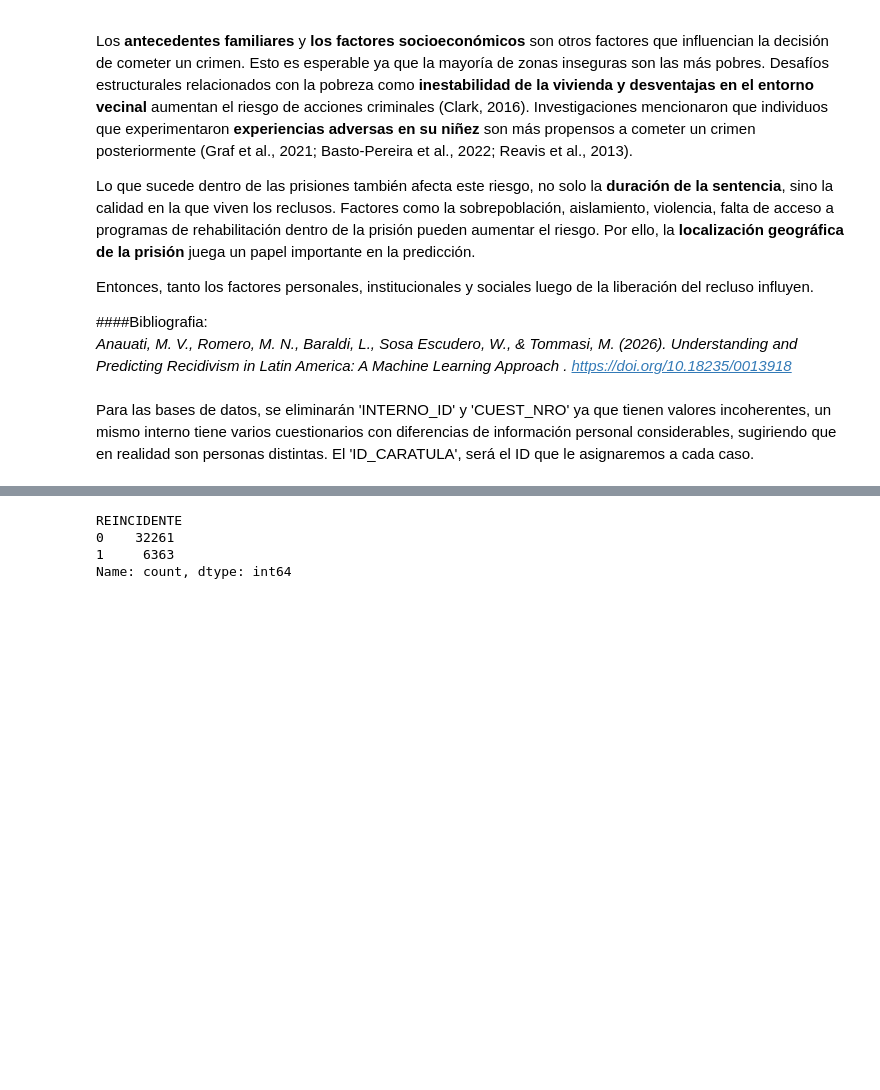
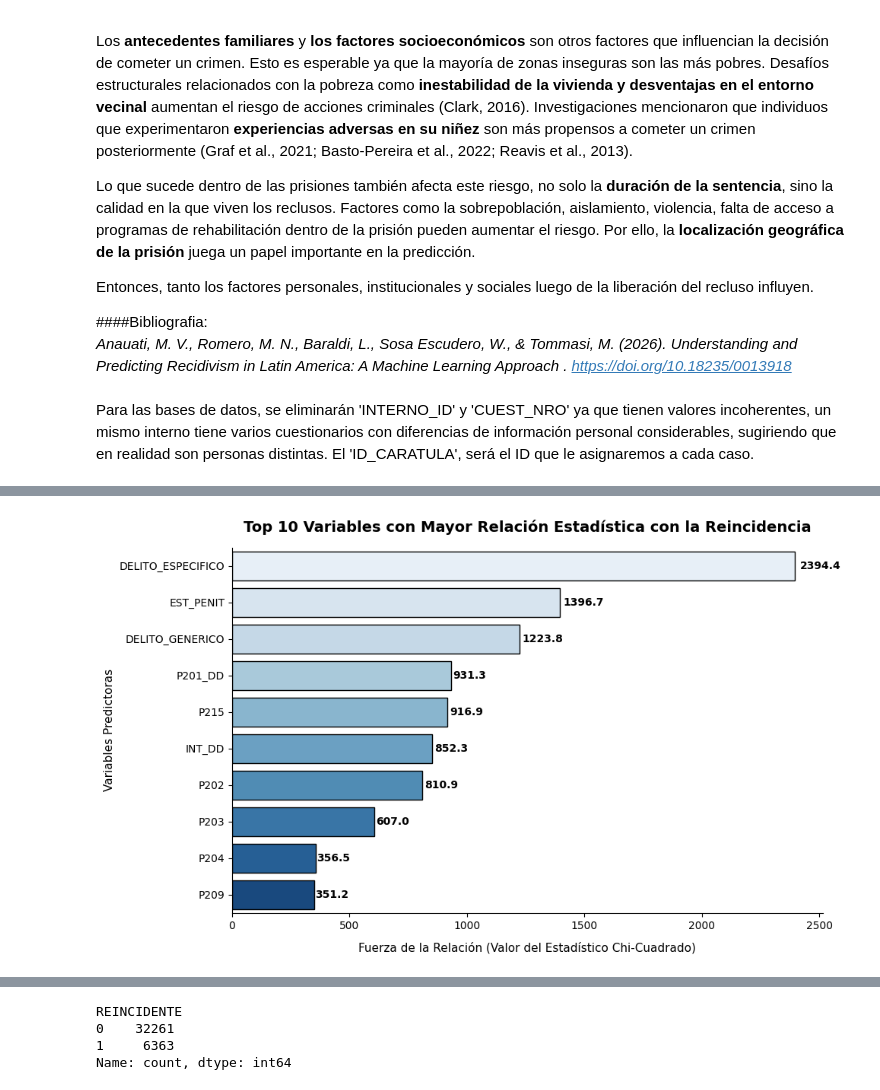
Before and after one commit to RenzoDacillo/Reincidencia-en-prisiones, a Jupyter notebook: notebooks/01_eda.ipynb, the cells around one changed output, grey strips where cells are left out. Cells and saved outputs as stored; diff of their text form; code cells hidden in the pictures; blank space fills up the shorter version.

```diff
--- a/notebooks/01_eda.ipynb
+++ b/notebooks/01_eda.ipynb
@@ -262,11 +263,13 @@ print("# Procesado : ", (df_mod860["SITUACION_JURIDICA"] == "Procesado").sum())
 Procesado=(dataframes[0][dataframes[0]['SITUACION_JURIDICA'].isin(['Procesado'])]['ID_CARATULA'])
 NoReincidente=(dataframes[2][dataframes[2]['P221_2'].isna()]['ID_CARATULA'])
 Procesado_NoReincidente = Procesado[Procesado.isin(NoReincidente)]
-print(f"cantidad de procesados con dos sentencias:{Procesado_NoReincidente.shape}")
+print(f"cantidad de procesados sin dos sentencias:{Procesado_NoReincidente.shape}")
 
 #Eliminación de filas:
 for i,df in enumerate(dataframes):
   df=df[~df['ID_CARATULA'].isin(Procesado_NoReincidente)]
   dataframes[i]=df
   print(f"cantidad de reclusos para mod_86{i}:{dataframes[i].shape}")
+
+dataframes1=dataframes.copy()
 # %% [output]
@@ -385,0 +355,14 @@ OMICAP200            2                    0.00
+# %%
+#Crear target
+#P219: SIN TOMAR EN CUENTA LA SENTENCIA QUE ACTUALMENTE CUMPLE, ¿USTED HA SIDO SENTENCIADO
+#      CON PENA SUSPENDIDA ANTERIORMENTE? Si/No
+#P220: SIN TOMAR EN CUENTA LA SENTENCIA QUE ACTUALMENTE CUMPLE: ¿EN ALGUNA OTRA OCASIÓN
+#      LO HABÍAN SENTENCIADO O PROCESADO A PENA EFECTIVA POR ALGÚN OTRO DELITO? Si/No
+#Se le pregunta al recluso si ha tenido anteriormente alguna pena suspendida o efectiva
+#Este sería nuestro target, para indicar si es reincidente o no.
+
+TARGET = "REINCIDENTE"
+p219 = Dataset1['P219'].map({"Sí": True, "No": False})
+p220 = Dataset1['P220'].map({"Sí": False, "No": False})
+Dataset1[TARGET] = (p219 | p220).astype(int)
+Dataset1=Dataset1.drop(['P219','P220'],axis=1)
@@ -385,0 +473,80 @@ OMICAP200            2                    0.00
+# %%
+#Visualización de las categorías con mayor relación con el Target
+
+variable_principal = 'REINCIDENTE'
+valores_a_excluir = ['No sabe / No contesta', 'No sabe', 'No contesta', 'NS/NC', 'Sin dato']
+resultados_chi = []
+
+# --- BUCLE DE ANÁLISIS AUTOMÁTICO ---
+for columna in Dataset1.columns:
+    if columna == variable_principal:
+        continue
+
+    try:
+        df_filtrado = Dataset1[
+            Dataset1[columna].notna() &
+            Dataset1[variable_principal].notna() &
+            (~Dataset1[columna].isin(valores_a_excluir)) &
+            (~Dataset1[variable_principal].isin(valores_a_excluir))
+        ]
+
+        if df_filtrado[columna].nunique() < 2 or df_filtrado[variable_principal].nunique() < 2:
+            continue
+
+        tabla_contingencia = pd.crosstab(df_filtrado[columna], df_filtrado[variable_principal])
+        chi2, p_valor, dof, esperados = stats.chi2_contingency(tabla_contingencia)
+
+        # Guardamos solo las que tengan una relación estadísticamente real (p < 0.05)
+        if p_valor < 0.05:
+            resultados_chi.append({
+                'Variable': columna,
+                'Chi-Cuadrado': chi2,
+                'Valor p': p_valor
+            })
+
+    except Exception as e:
+        pass
+
+# --- PROCESAMIENTO DE LOS TOP 10 ---
+df_resultados = pd.DataFrame(resultados_chi)
+
+# Ordenamos de mayor a menor impacto y tomamos los 10 primeros
+df_top10 = df_resultados.sort_values(by='Chi-Cuadrado', ascending=False).head(10)
+
+# --- GENERACIÓN DEL GRÁFICO ---
+plt.figure(figsize=(10, 6))
+
+# Creamos un gráfico de barras horizontales usando Seaborn
+# El color coral degradado resalta visualmente el peso de las variables
+ax = sns.barplot(
+    x='Chi-Cuadrado',
+    y='Variable',
+    data=df_top10,
+    palette='Blues',
+    edgecolor='black'
+)
+
+# Añadimos las etiquetas del valor de Chi-cuadrado al final de cada barra
+for p in ax.patches:
+    width = p.get_width()
+    ax.text(
+        width + (width * 0.01), # Posición horizontal de la etiqueta
+        p.get_y() + p.get_height() / 2, # Posición vertical (centrado)
+        f'{width:.1f}', # Formato con un decimal
+        va='center',
+        ha='left',
+        fontsize=10,
+        fontweight='bold'
+    )
+
+# Personalización del diseño del gráfico para presentación o tesis
+plt.title('Top 10 Variables con Mayor Relación Estadística con la Reincidencia', fontsize=14, fontweight='bold', pad=15)
+plt.xlabel('Fuerza de la Relación (Valor del Estadístico Chi-Cuadrado)', fontsize=11, labelpad=10)
+plt.ylabel('Variables Predictoras', fontsize=11)
+
+# Limpiamos el borde superior y derecho del gráfico para una estética más moderna
+sns.despine(top=True, right=True)
+
+plt.tight_layout()
+plt.show()
+# %% [output]
@@ -385,0 +556 @@ OMICAP200            2                    0.00
+[figure, added]
```
Also changed, not shown: parts of 75 cells of this notebook.
